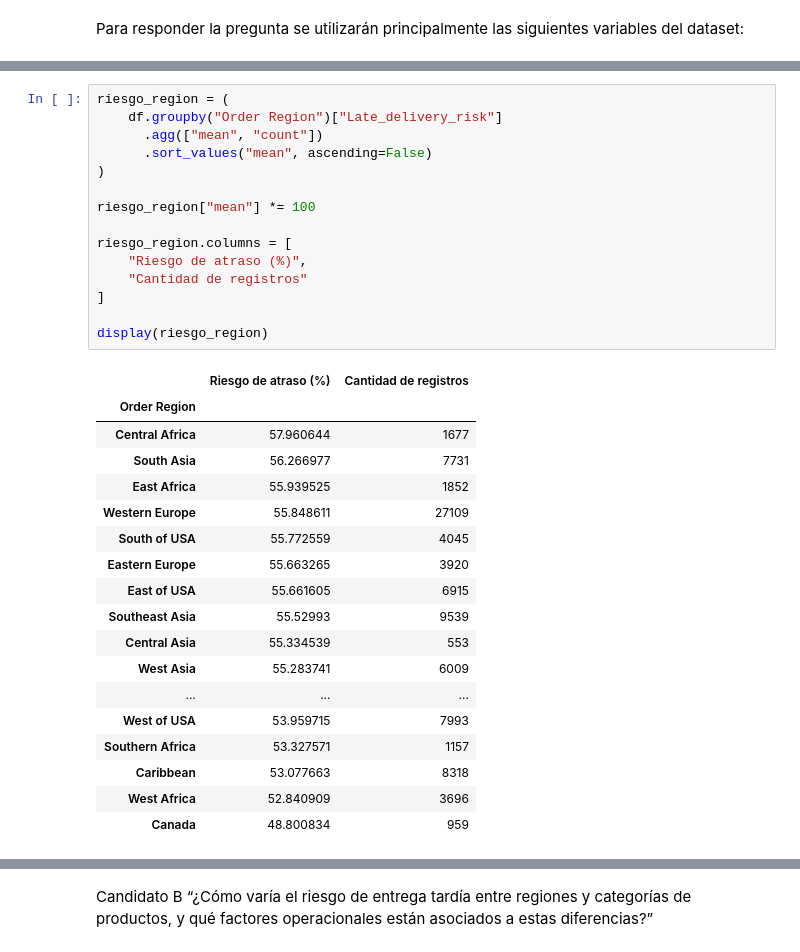
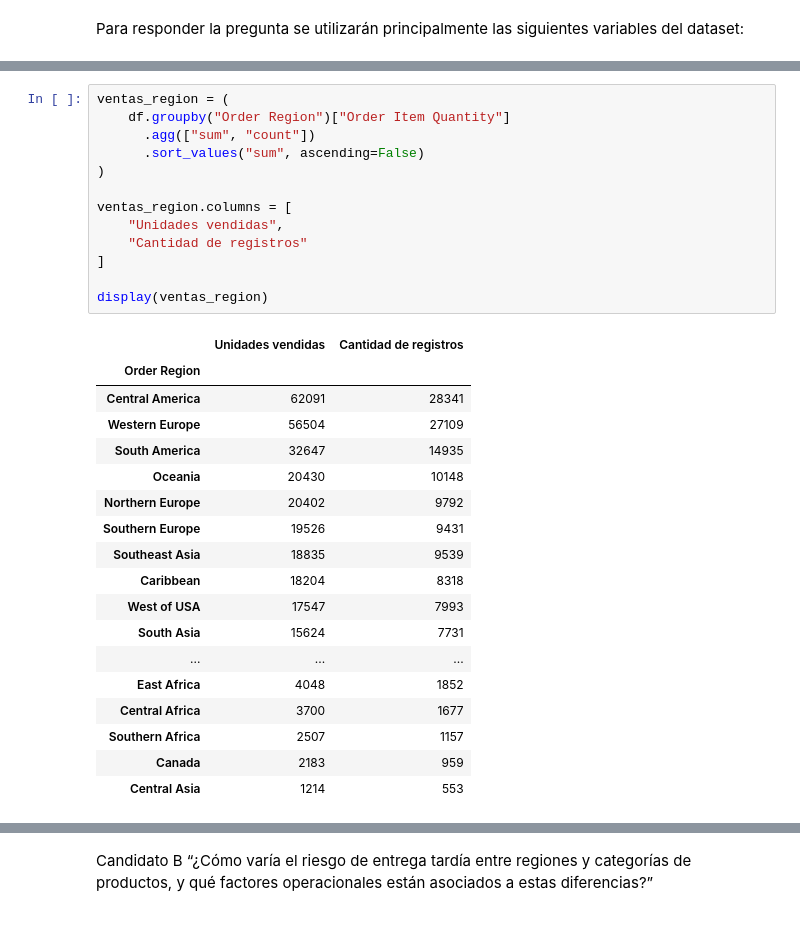
Before and after one commit to ians513/Business-Intelligence, a Jupyter notebook: Workshop Inicio Proyecto.ipynb, the cells around one changed output, grey strips where cells are left out. Drawn from its saved outputs; the diff is of its cells as text.

```diff
--- a/Workshop Inicio Proyecto.ipynb
+++ b/Workshop Inicio Proyecto.ipynb
@@ -160,35 +170,33 @@ Days for shipment (scheduled)    0
 dtype: int64
 # %%
-riesgo_region = (
-    df.groupby("Order Region")["Late_delivery_risk"]
-      .agg(["mean", "count"])
-      .sort_values("mean", ascending=False)
+ventas_region = (
+    df.groupby("Order Region")["Order Item Quantity"]
+      .agg(["sum", "count"])
+      .sort_values("sum", ascending=False)
 )
 
-riesgo_region["mean"] *= 100
-
-riesgo_region.columns = [
-    "Riesgo de atraso (%)",
+ventas_region.columns = [
+    "Unidades vendidas",
     "Cantidad de registros"
 ]
 
-display(riesgo_region)
+display(ventas_region)
 # %% [output]
-|  | Riesgo de atraso (%) | Cantidad de registros |
+|  | Unidades vendidas | Cantidad de registros |
 | Order Region |  |  |
-| Central Africa | 57.960644 | 1677 |
-| South Asia | 56.266977 | 7731 |
-| East Africa | 55.939525 | 1852 |
-| Western Europe | 55.848611 | 27109 |
-| South of USA | 55.772559 | 4045 |
-| Eastern Europe | 55.663265 | 3920 |
-| East of USA | 55.661605 | 6915 |
-| Southeast Asia | 55.52993 | 9539 |
-| Central Asia | 55.334539 | 553 |
-| West Asia | 55.283741 | 6009 |
+| Central America | 62091 | 28341 |
+| Western Europe | 56504 | 27109 |
+| South America | 32647 | 14935 |
+| Oceania | 20430 | 10148 |
+| Northern Europe | 20402 | 9792 |
+| Southern Europe | 19526 | 9431 |
+| Southeast Asia | 18835 | 9539 |
+| Caribbean | 18204 | 8318 |
+| West of USA | 17547 | 7993 |
+| South Asia | 15624 | 7731 |
 | ... | ... | ... |
-| West of USA | 53.959715 | 7993 |
-| Southern Africa | 53.327571 | 1157 |
-| Caribbean | 53.077663 | 8318 |
-| West Africa | 52.840909 | 3696 |
-| Canada | 48.800834 | 959 |
+| East Africa | 4048 | 1852 |
+| Central Africa | 3700 | 1677 |
+| Southern Africa | 2507 | 1157 |
+| Canada | 2183 | 959 |
+| Central Asia | 1214 | 553 |
```
Also changed, not shown: parts of 10 cells of this notebook.
